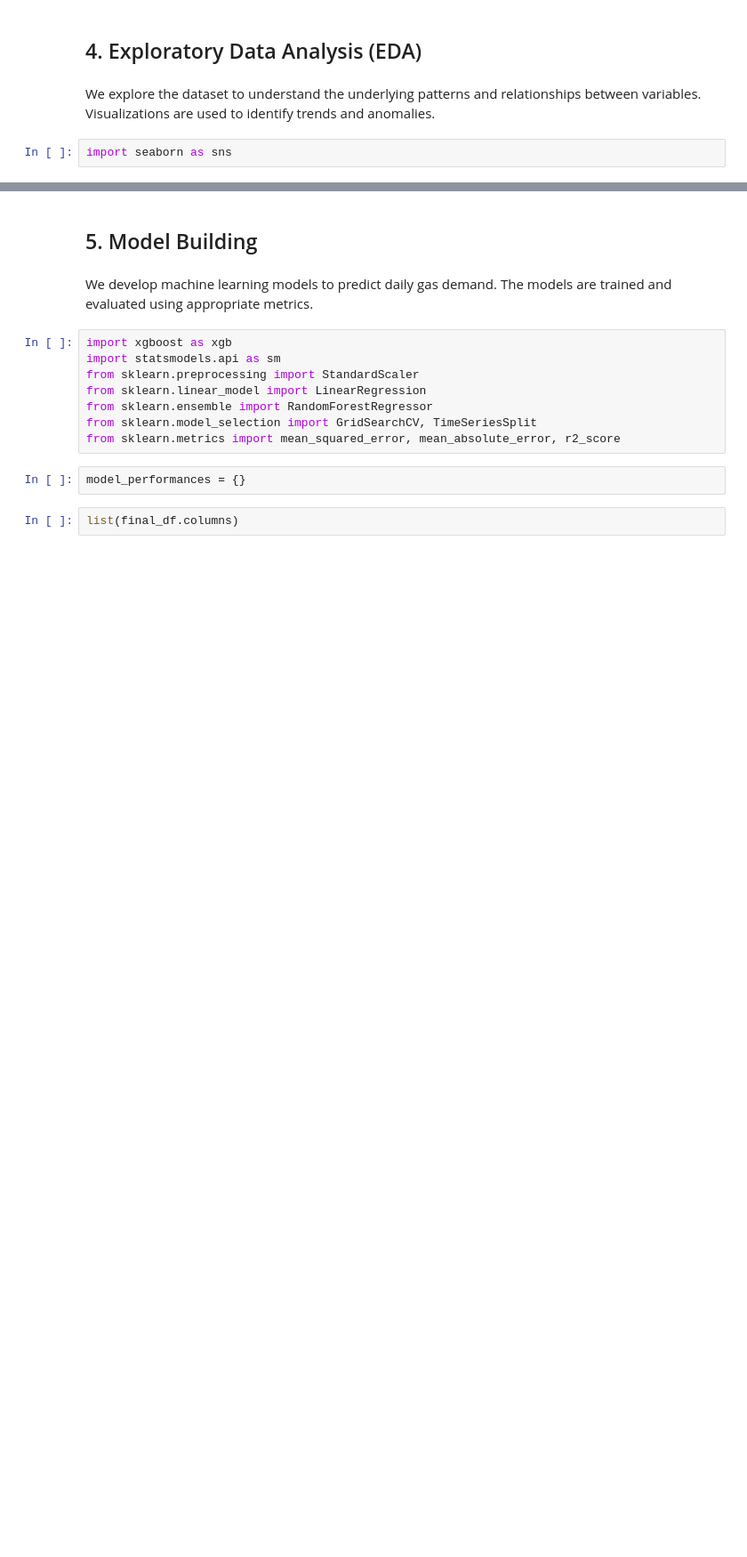
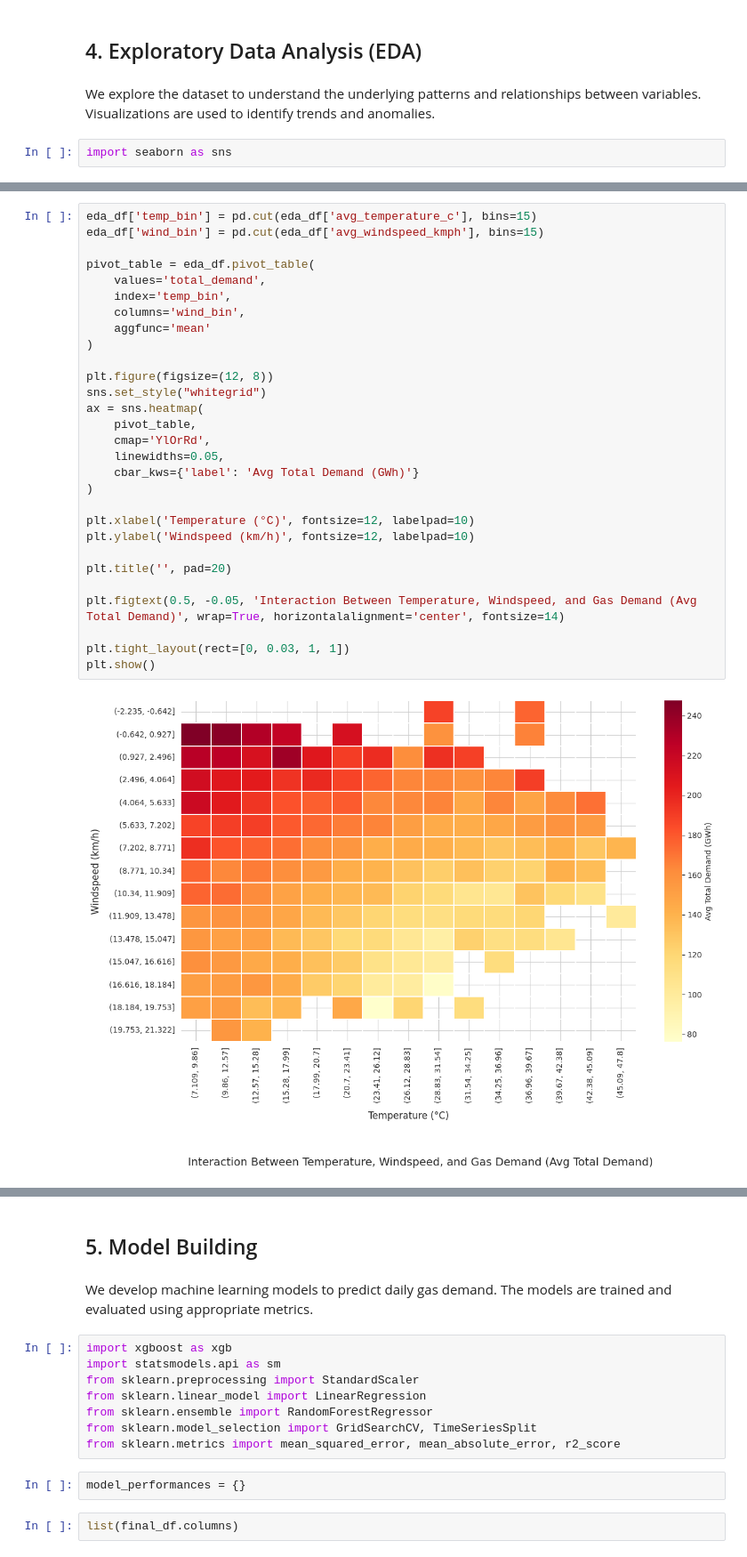
Before and after one commit to SiddhanthNB/xai-gas-prediction-ireland, a Jupyter notebook: gas_demand_prediction_ireland_xai.ipynb, the cells around one changed output, grey strips where cells are left out. Shown at 89% size. Cells and saved outputs as stored; diff of their text form; blank space fills up the shorter version.

```diff
--- a/gas_demand_prediction_ireland_xai.ipynb
+++ b/gas_demand_prediction_ireland_xai.ipynb
@@ -499,0 +562,31 @@ import seaborn as sns
+# %%
+eda_df['temp_bin'] = pd.cut(eda_df['avg_temperature_c'], bins=15)
+eda_df['wind_bin'] = pd.cut(eda_df['avg_windspeed_kmph'], bins=15)
+
+pivot_table = eda_df.pivot_table(
+    values='total_demand',
+    index='temp_bin',
+    columns='wind_bin',
+    aggfunc='mean'
+)
+
+plt.figure(figsize=(12, 8))
+sns.set_style("whitegrid")
+ax = sns.heatmap(
+    pivot_table,
+    cmap='YlOrRd',
+    linewidths=0.05,
+    cbar_kws={'label': 'Avg Total Demand (GWh)'}
+)
+
+plt.xlabel('Temperature (°C)', fontsize=12, labelpad=10)
+plt.ylabel('Windspeed (km/h)', fontsize=12, labelpad=10)
+
+plt.title('', pad=20)
+
+plt.figtext(0.5, -0.05, 'Interaction Between Temperature, Windspeed, and Gas Demand (Avg Total Demand)', wrap=True, horizontalalignment='center', fontsize=14)
+
+plt.tight_layout(rect=[0, 0.03, 1, 1])
+plt.show()
+# %% [output]
+[figure, added]
```
Also changed, not shown: parts of 6 cells of this notebook.
